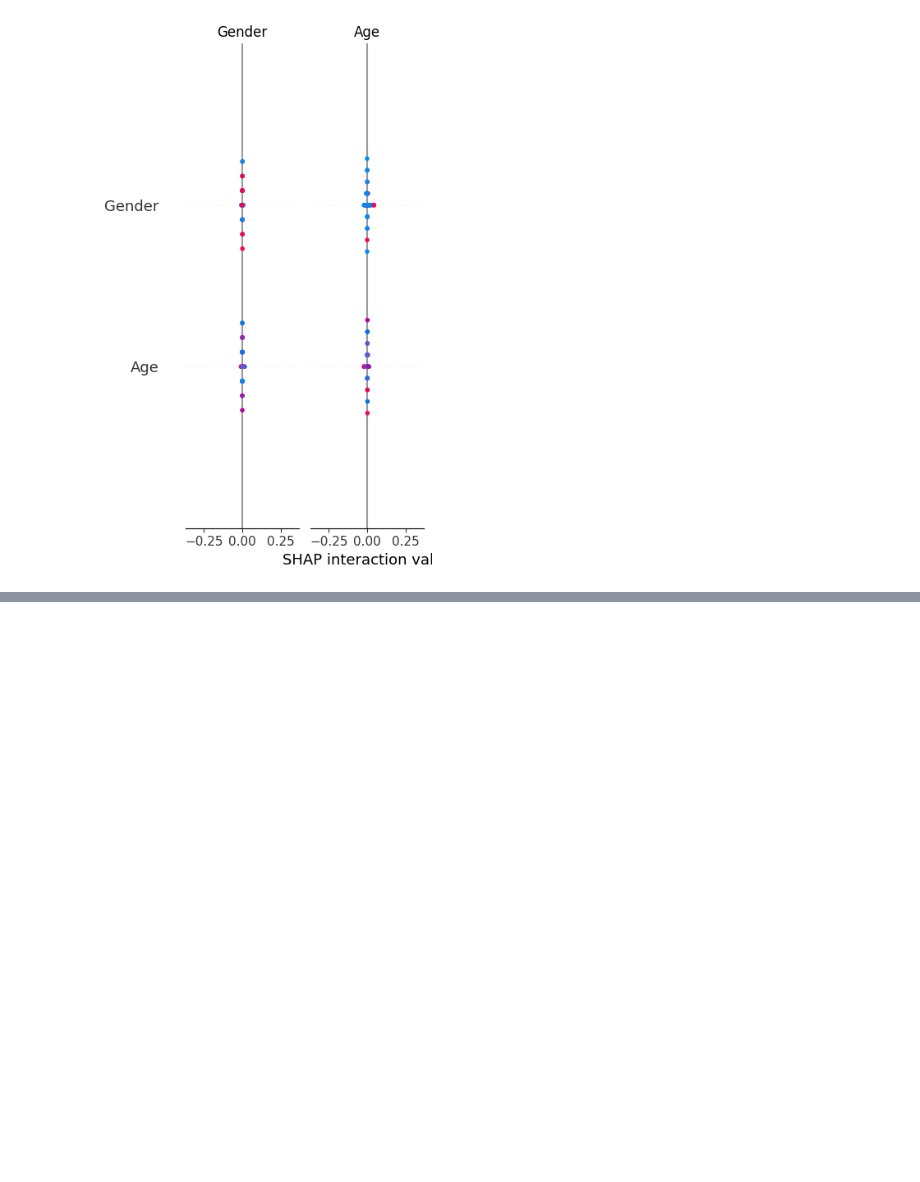
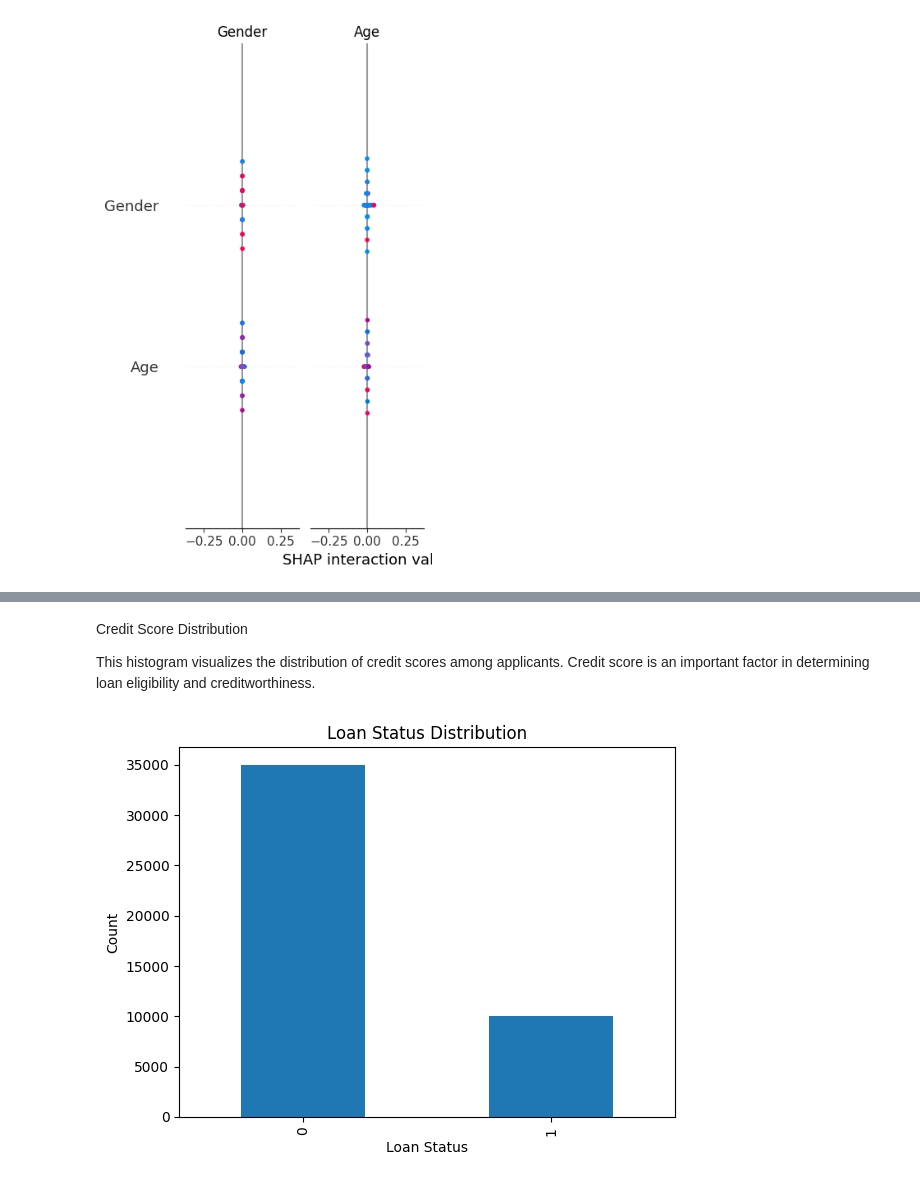
Before and after one commit to sahanapatil1618/Responsible_AI-model-Interpretation, a Jupyter notebook: Responsible_AI_Analysis.ipynb, the cells around one changed output, grey strips where cells are left out. Saved outputs shown, nothing was run; the diff lists cells and outputs as text; code cells hidden in the pictures; blank space fills up the shorter version.

```diff
--- a/Responsible_AI_Analysis.ipynb
+++ b/Responsible_AI_Analysis.ipynb
@@ -136,0 +216,16 @@ shap.summary_plot(shap_values, X_sample, plot_type="bar")
+# %% [markdown]
+ Credit Score Distribution
+
+This histogram visualizes the distribution of credit scores among applicants. Credit score is an important factor in determining loan eligibility and creditworthiness.
+# %%
+import matplotlib.pyplot as plt
+
+df['Loan Status'].value_counts().plot(kind='bar')
+
+plt.title('Loan Status Distribution')
+plt.xlabel('Loan Status')
+plt.ylabel('Count')
+
+plt.show()
+# %% [output]
+[figure, added]
```
Also changed, not shown: parts of 10 cells of this notebook, 1 other file.
